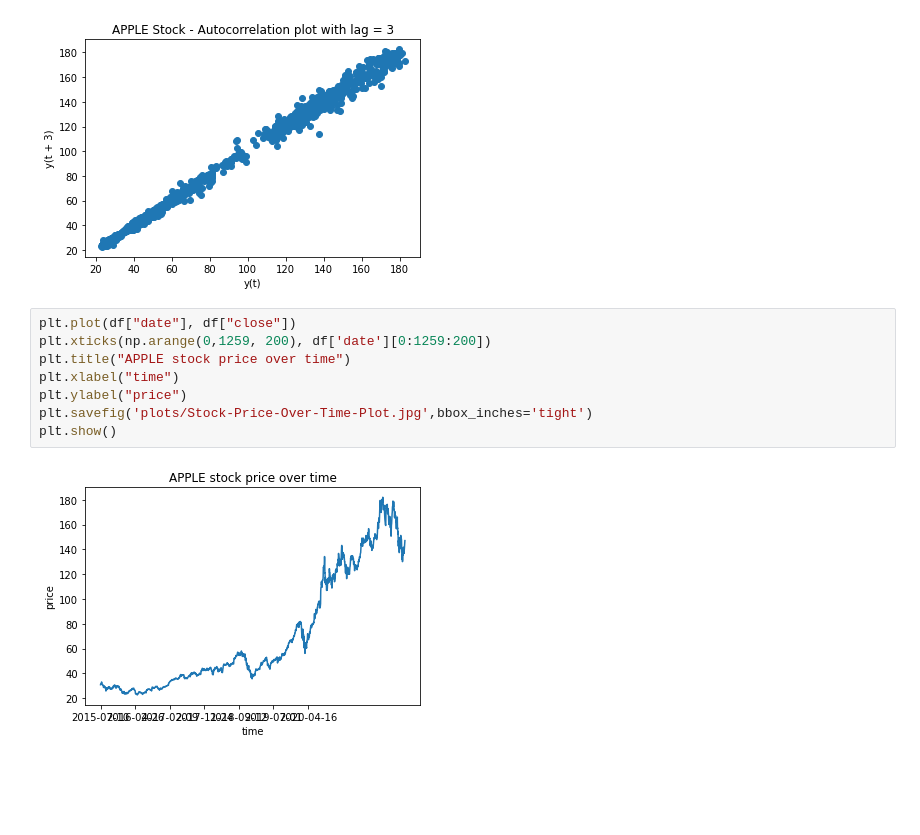
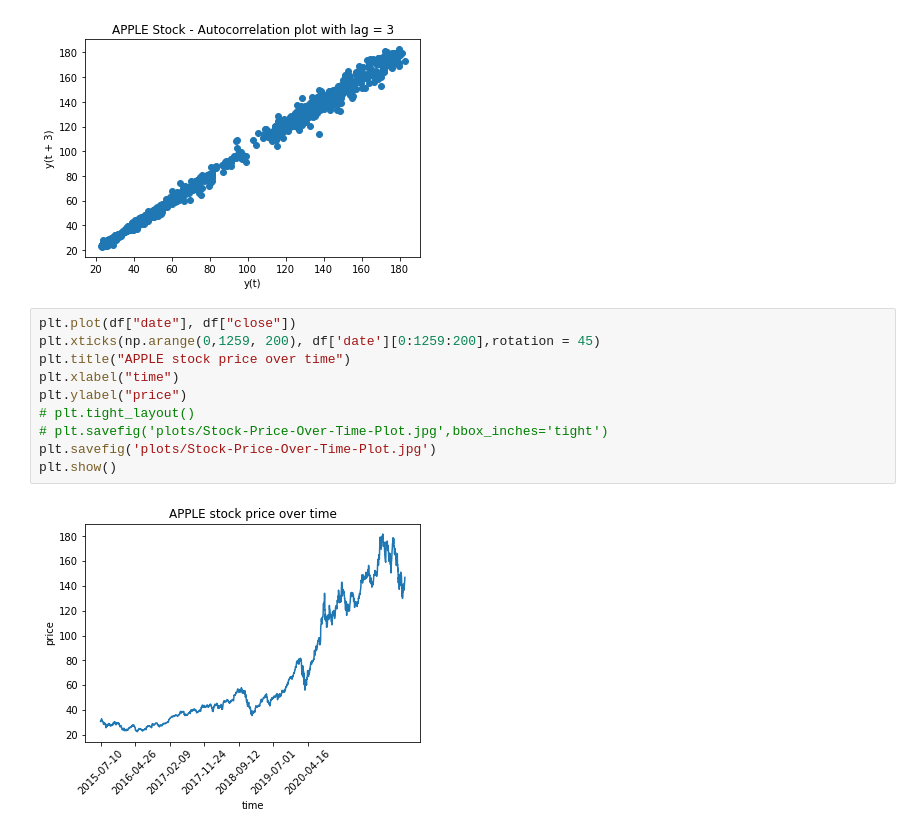
Before and after one commit to zeta1178/FinTech-Project2, a Jupyter notebook: Time-Series-Forecasting.ipynb, the cells around one changed output. Saved outputs shown, nothing was run; the diff lists cells and outputs as text; blank space fills up the shorter version.

```diff
--- a/Time-Series-Forecasting.ipynb
+++ b/Time-Series-Forecasting.ipynb
@@ -55,14 +54,16 @@ plt.show()
 [figure]
 # %%
 plt.plot(df["date"], df["close"])
-plt.xticks(np.arange(0,1259, 200), df['date'][0:1259:200])
+plt.xticks(np.arange(0,1259, 200), df['date'][0:1259:200],rotation = 45)
 plt.title("APPLE stock price over time")
 plt.xlabel("time")
 plt.ylabel("price")
-plt.savefig('plots/Stock-Price-Over-Time-Plot.jpg',bbox_inches='tight')
+# plt.tight_layout()
+# plt.savefig('plots/Stock-Price-Over-Time-Plot.jpg',bbox_inches='tight')
+plt.savefig('plots/Stock-Price-Over-Time-Plot.jpg')
 plt.show()
 # %% [output]
-[figure, old version]
+[figure, new version]
 # %%
 train_data, test_data = df[0:int(len(df)*0.7)], df[int(len(df)*0.7):]
 training_data = train_data['close'].values
```
Also changed, not shown: parts of 4 cells of this notebook, 4 other files.
